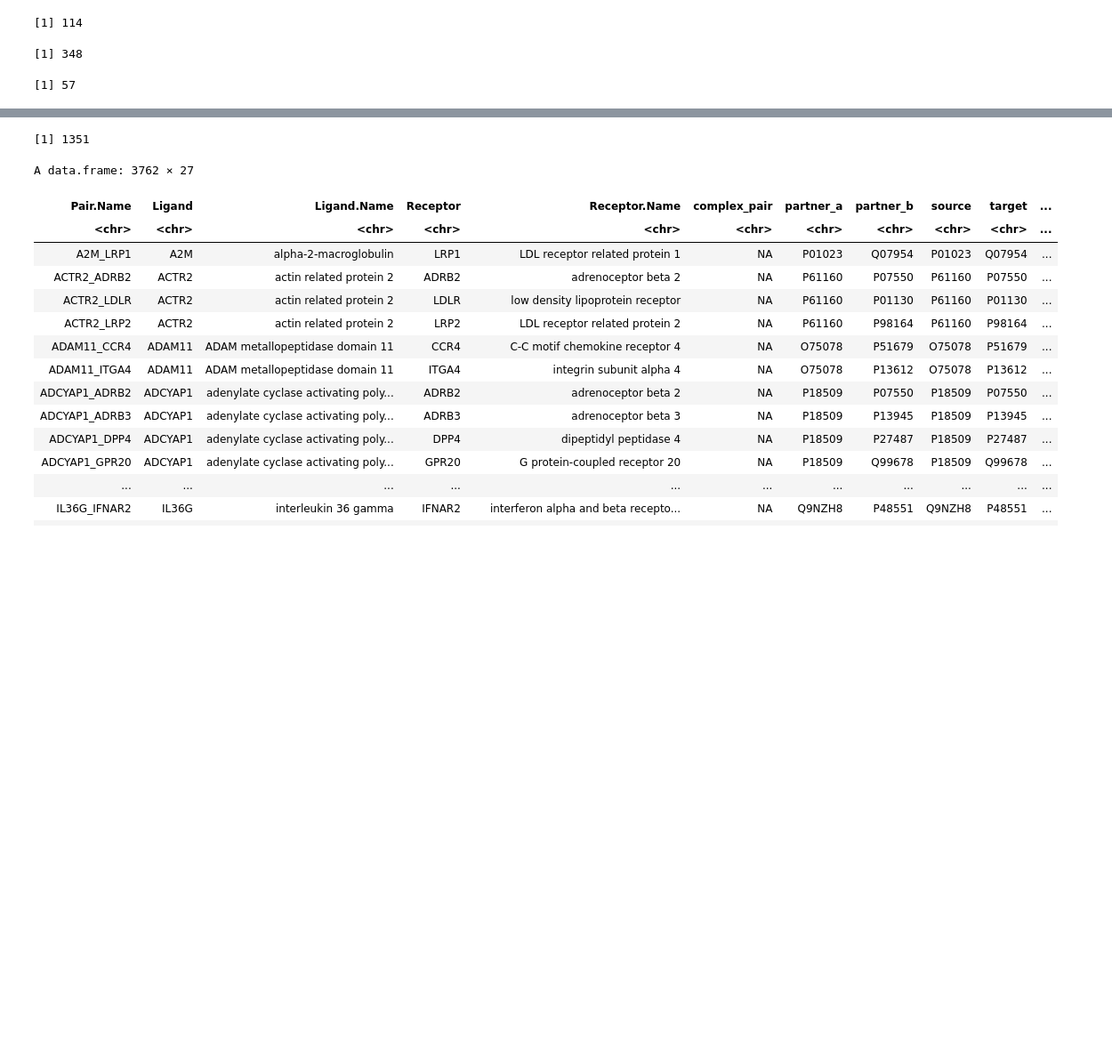
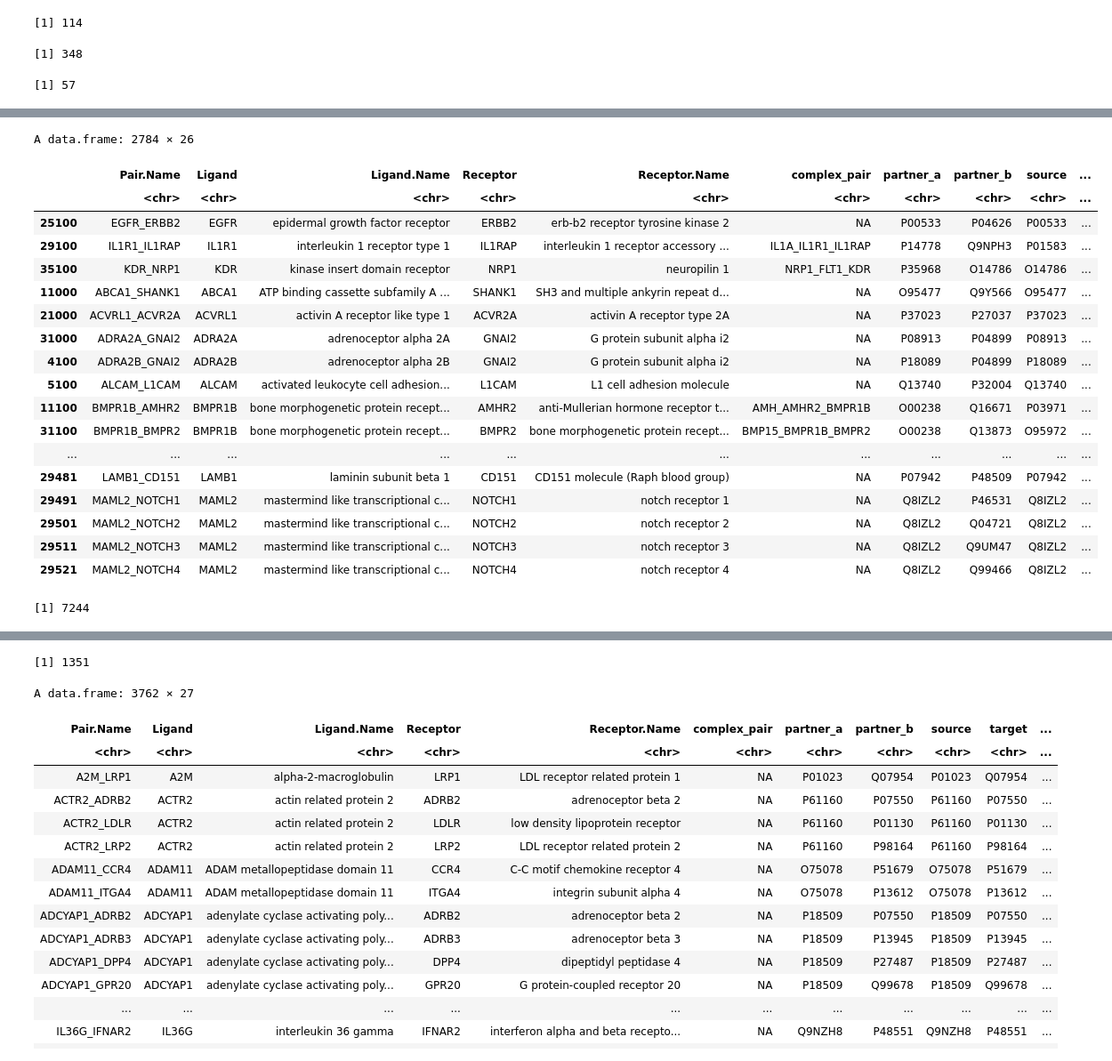
Before and after one commit to SoloveyMaria/community, a Jupyter notebook: docs/DB_building/BuildingUpDBwithCurated-Latest.ipynb, the cells around one changed output, grey strips where cells are left out. Shown at 89% size. Cells and saved outputs as stored; diff of their text form; code cells hidden in the pictures; blank space fills up the shorter version.

```diff
--- a/docs/DB_building/BuildingUpDBwithCurated-Latest.ipynb
+++ b/docs/DB_building/BuildingUpDBwithCurated-Latest.ipynb
@@ -1190,0 +1231,26 @@ save(LR_database, file = "LR_revised_latest.rda")
+# %%
+LR_database[!LR_database$True_LR==TRUE,]
+# %% [output]
+A data.frame: 2784 × 26
+|  | Pair.Name | Ligand | Ligand.Name | Receptor | Receptor.Name | complex_pair | partner_a | partner_b | source | ... |
+|  | <chr> | <chr> | <chr> | <chr> | <chr> | <chr> | <chr> | <chr> | <chr> | ... |
+| 25100 | EGFR_ERBB2 | EGFR | epidermal growth factor receptor | ERBB2 | erb-b2 receptor tyrosine kinase 2 | NA | P00533 | P04626 | P00533 | ... |
+| 29100 | IL1R1_IL1RAP | IL1R1 | interleukin 1 receptor type 1 | IL1RAP | interleukin 1 receptor accessory ... | IL1A_IL1R1_IL1RAP | P14778 | Q9NPH3 | P01583 | ... |
+| 35100 | KDR_NRP1 | KDR | kinase insert domain receptor | NRP1 | neuropilin 1 | NRP1_FLT1_KDR | P35968 | O14786 | O14786 | ... |
+| 11000 | ABCA1_SHANK1 | ABCA1 | ATP binding cassette subfamily A ... | SHANK1 | SH3 and multiple ankyrin repeat d... | NA | O95477 | Q9Y566 | O95477 | ... |
+| 21000 | ACVRL1_ACVR2A | ACVRL1 | activin A receptor like type 1 | ACVR2A | activin A receptor type 2A | NA | P37023 | P27037 | P37023 | ... |
+| 31000 | ADRA2A_GNAI2 | ADRA2A | adrenoceptor alpha 2A | GNAI2 | G protein subunit alpha i2 | NA | P08913 | P04899 | P08913 | ... |
+| 4100 | ADRA2B_GNAI2 | ADRA2B | adrenoceptor alpha 2B | GNAI2 | G protein subunit alpha i2 | NA | P18089 | P04899 | P18089 | ... |
+| 5100 | ALCAM_L1CAM | ALCAM | activated leukocyte cell adhesion... | L1CAM | L1 cell adhesion molecule | NA | Q13740 | P32004 | Q13740 | ... |
+| 11100 | BMPR1B_AMHR2 | BMPR1B | bone morphogenetic protein recept... | AMHR2 | anti-Mullerian hormone receptor t... | AMH_AMHR2_BMPR1B | O00238 | Q16671 | P03971 | ... |
+| 31100 | BMPR1B_BMPR2 | BMPR1B | bone morphogenetic protein recept... | BMPR2 | bone morphogenetic protein recept... | BMP15_BMPR1B_BMPR2 | O00238 | Q13873 | O95972 | ... |
+| ... | ... | ... | ... | ... | ... | ... | ... | ... | ... | ... |
+| 29481 | LAMB1_CD151 | LAMB1 | laminin subunit beta 1 | CD151 | CD151 molecule (Raph blood group) | NA | P07942 | P48509 | P07942 | ... |
+| 29491 | MAML2_NOTCH1 | MAML2 | mastermind like transcriptional c... | NOTCH1 | notch receptor 1 | NA | Q8IZL2 | P46531 | Q8IZL2 | ... |
+| 29501 | MAML2_NOTCH2 | MAML2 | mastermind like transcriptional c... | NOTCH2 | notch receptor 2 | NA | Q8IZL2 | Q04721 | Q8IZL2 | ... |
+| 29511 | MAML2_NOTCH3 | MAML2 | mastermind like transcriptional c... | NOTCH3 | notch receptor 3 | NA | Q8IZL2 | Q9UM47 | Q8IZL2 | ... |
+| 29521 | MAML2_NOTCH4 | MAML2 | mastermind like transcriptional c... | NOTCH4 | notch receptor 4 | NA | Q8IZL2 | Q99466 | Q8IZL2 | ... |
+# %%
+4460+2784
+# %% [output]
+[1] 7244
```
Also changed, not shown: parts of 15 cells of this notebook.
